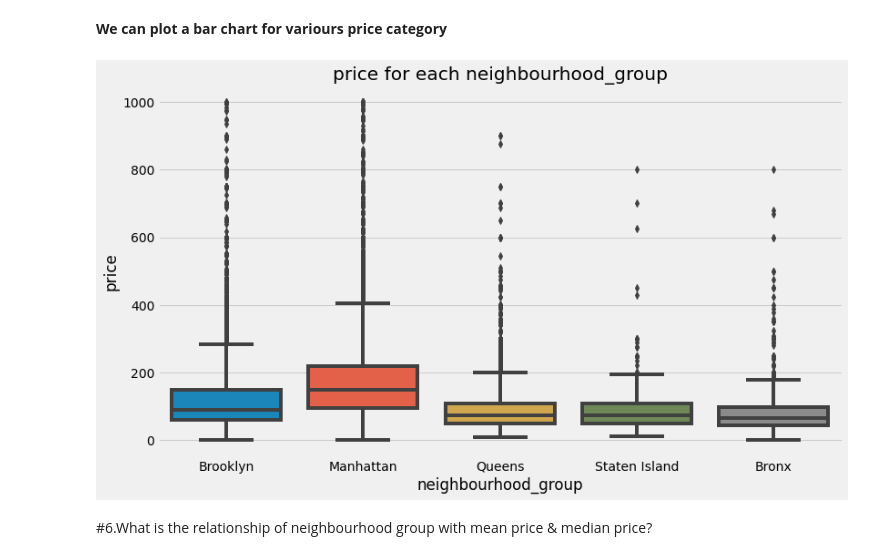
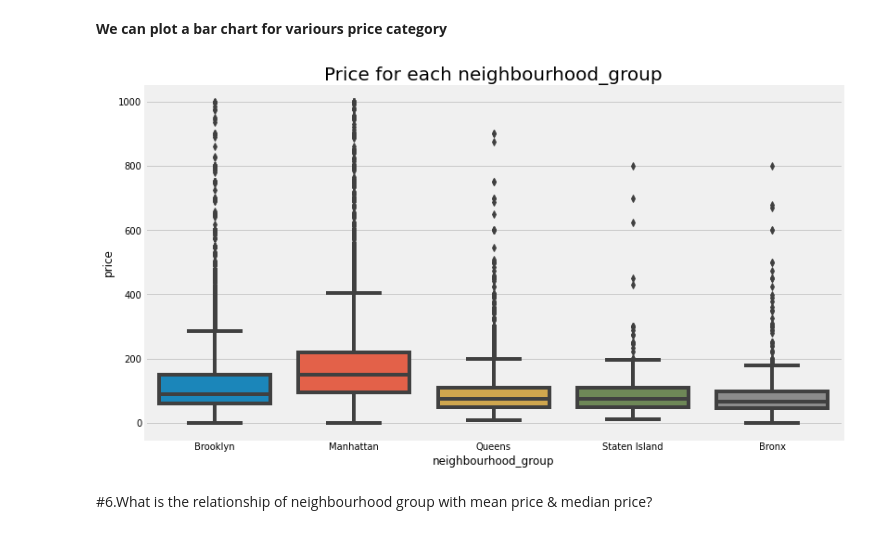
Before and after one commit to Gyanendra079/Airbnb-Bookings-Analysis, a Jupyter notebook: Airbnb_Bookings_Analysis_Capstone_Project.ipynb, the cells around one changed output. Cells and saved outputs as stored; diff of their text form; code cells hidden in the pictures.

```diff
--- a/Airbnb_Bookings_Analysis_Capstone_Project.ipynb
+++ b/Airbnb_Bookings_Analysis_Capstone_Project.ipynb
@@ -266,13 +266,12 @@ price_under_thousand= df[df['price'] <1000]
 # %% [markdown]
 **We can plot a bar chart for variours price category**
 # %%
-price_under_thousand= df[df['price'] <1000]
 plt.figure(figsize=(12,7))
-plt.title("price for each neighbourhood_group")
+plt.title("Price for each neighbourhood_group",fontsize=20)
 sns.boxplot(y= 'price',x= 'neighbourhood_group',data=price_under_thousand)
 plt.show()
 # %% [output]
-[figure, old version]
+[figure, new version]
 # %% [markdown]
 #6.What is the relationship of neighbourhood group with mean price & median price?
 # %% [markdown]
```
Also changed, not shown: parts of 30 cells of this notebook.
